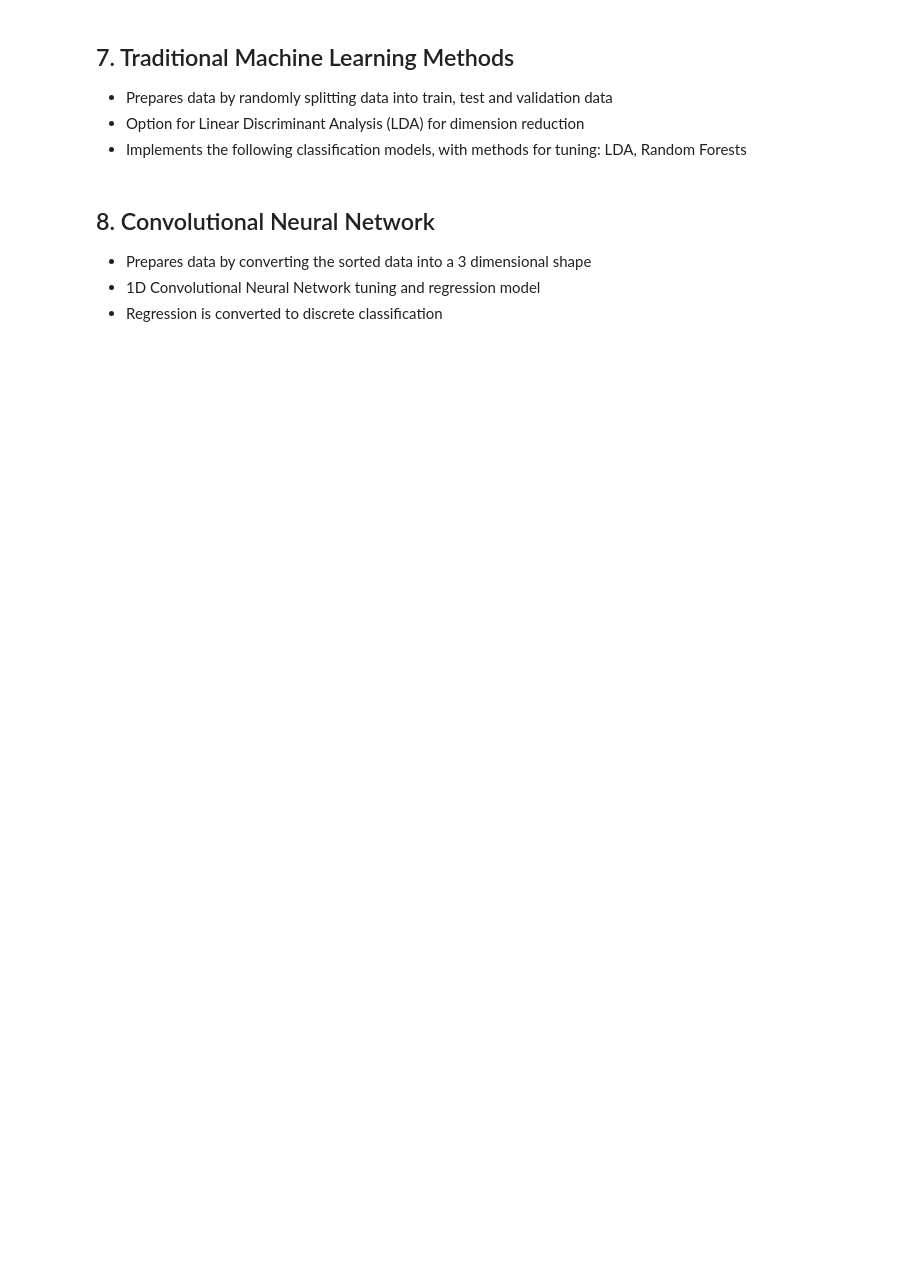
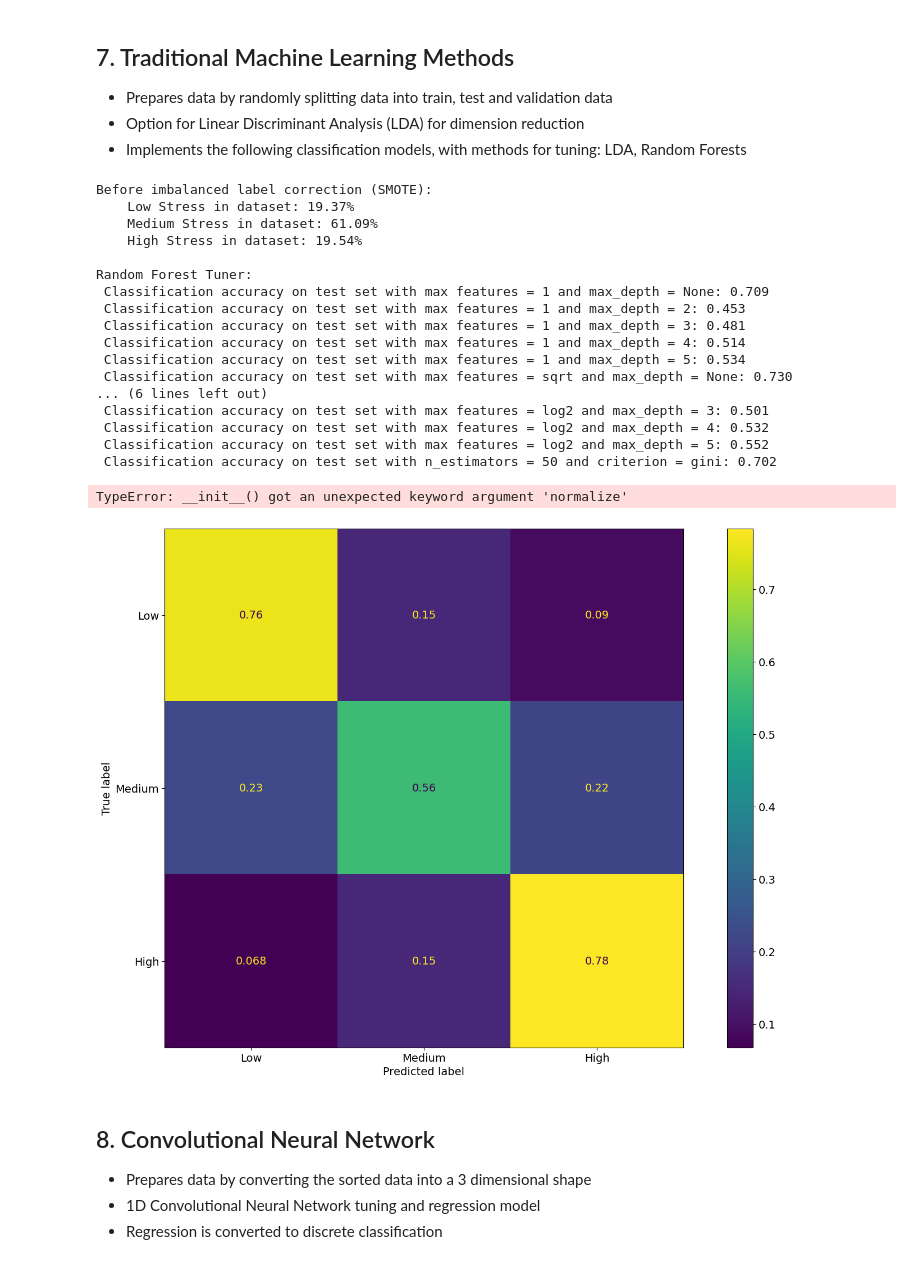
Before and after one commit to WillPowellUk/ECG-Stress-Classifier, a Jupyter notebook: ECG Stress Classifier.ipynb, the cells around one changed output. Saved outputs shown, nothing was run; the diff lists cells and outputs as text; code cells hidden in the pictures; blank space fills up the shorter version.

```diff
--- a/ECG Stress Classifier.ipynb
+++ b/ECG Stress Classifier.ipynb
@@ -820,12 +827,11 @@ KeyboardInterrupt:
 # %%
 # Structure of dataset that will be passed to Models as object
 class Dataset():
-    def __init__(self, X, y, X_train, y_train, X_test, y_test, X_valid, y_valid):
+    def __init__(self, X, y, X_train, y_train, X_test, y_test, sss):
         self.X = X
         self.y = y
         self.X_train = X_train
         self.y_train = y_train
         self.X_test = X_test
         self.y_test = y_test
-        self.X_valid = X_valid
-        self.y_valid = y_valid
+        self.sss = sss
@@ -1176,18 +1159,37 @@ class Traditional_ML():
 # %%
 # selected_features_ECG = Utilities.load_dataframe(f'{dataframe_path}Feature Selected.csv')
 
-dataset = ML_Utilities.prepare(fs.selected_features_ECG, train_split=0.70, test_split=0.30, normalise=False)
+dataset = ML_Utilities.prepare(fs.selected_features_ECG, test_size=0.30, n_splits=5, normalise=False)
 
 tml = Traditional_ML(dataset, DATABASE, number_of_cores=1)
 
-# 'LDA' for Linear Discriminant Analysis
 # 'RF' for Random Forest
 # 'NB' for Naive Bayes
 # 'BT' for Bagged Trees
 # 'SVM' for Support Vector Machine
-tml.model = 'LDA'
+tml.model = 'RF'
 tml.tune()
-tml.classify(cv_folds=5)
+tml.classify()
+# %% [output]
+Before imbalanced label correction (SMOTE):
+    Low Stress in dataset: 19.37%
+    Medium Stress in dataset: 61.09%
+    High Stress in dataset: 19.54%
+
+Random Forest Tuner:
+ Classification accuracy on test set with max features = 1 and max_depth = None: 0.709
+ Classification accuracy on test set with max features = 1 and max_depth = 2: 0.453
+ Classification accuracy on test set with max features = 1 and max_depth = 3: 0.481
+ Classification accuracy on test set with max features = 1 and max_depth = 4: 0.514
+ Classification accuracy on test set with max features = 1 and max_depth = 5: 0.534
+ Classification accuracy on test set with max features = sqrt and max_depth = None: 0.730
+... (6 lines left out)
+ Classification accuracy on test set with max features = log2 and max_depth = 3: 0.501
+ Classification accuracy on test set with max features = log2 and max_depth = 4: 0.532
+ Classification accuracy on test set with max features = log2 and max_depth = 5: 0.552
+ Classification accuracy on test set with n_estimators = 50 and criterion = gini: 0.702
+TypeError: __init__() got an unexpected keyword argument 'normalize'
+[figure, added]
 # %% [markdown]
 ## 8. Convolutional Neural Network
 * Prepares data by converting the sorted data into a 3 dimensional shape
```
Also changed, not shown: parts of 9 cells of this notebook.
